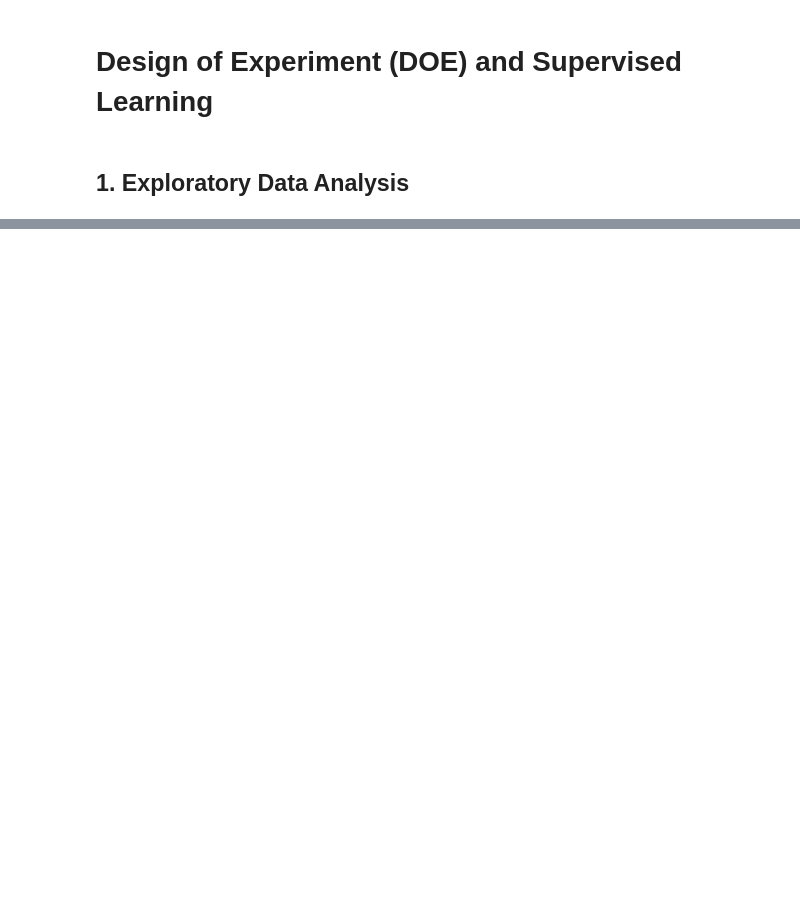
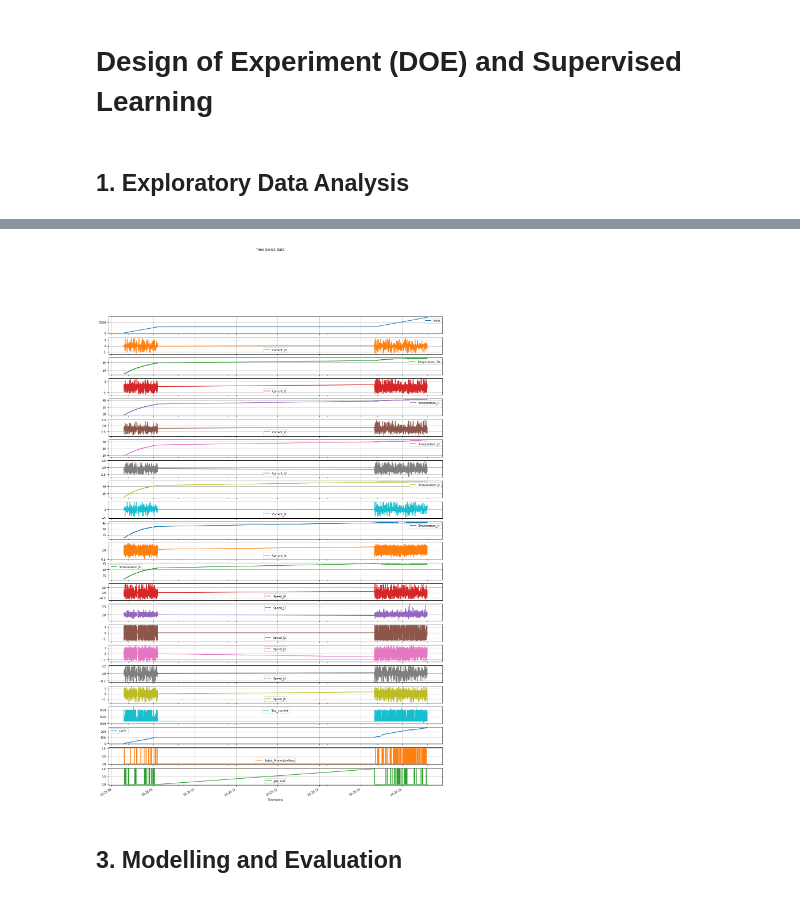
Before and after one commit to karolyangqian/seleksi-lab-ai-2025, a Jupyter notebook: src/doe.ipynb, the cells around one changed output, grey strips where cells are left out. Drawn from its saved outputs; the diff is of its cells as text; code cells hidden in the pictures; blank space fills up the shorter version.

```diff
--- a/src/doe.ipynb
+++ b/src/doe.ipynb
@@ -406,0 +250,5 @@ Highly Correlated Feature Pairs (|correlation| > 0.7):
+# %%
+df_processed = df.copy()
+df_processed['grip_lost'] = df_processed['grip_lost'].astype(float)
+df_processed['Robot_ProtectiveStop'] = df_processed['Robot_ProtectiveStop'].astype(float)
+df_processed
@@ -406,0 +269,5 @@ Highly Correlated Feature Pairs (|correlation| > 0.7):
+# %%
+if df_processed['Timestamp'].dtype == 'object':
+    df_processed['Timestamp'] = pd.to_datetime(df_processed['Timestamp'].str.strip('"'), errors='raise')
+
+df_processed
@@ -406,0 +288,6 @@ Highly Correlated Feature Pairs (|correlation| > 0.7):
+# %%
+df_processed = df_processed.dropna()
+df_processed
+
+# Row yang memiliki missing values hanya sedikit dan hanya terjadi pada kolom 'Robot_ProtectiveStop' yang memiliki missing value.
+# Sehingga, bisa di-drop.
@@ -406,0 +308,7 @@ Highly Correlated Feature Pairs (|correlation| > 0.7):
+# %%
+df_processed.plot(x='Timestamp', subplots=True, figsize=(15, 24), grid=True, title='Time Series Data')
+plt.show()
+# %% [output]
+[figure, added]
+# %% [markdown]
+## 3. Modelling and Evaluation
```
Also changed, not shown: parts of 40 cells of this notebook, 3 other files.
